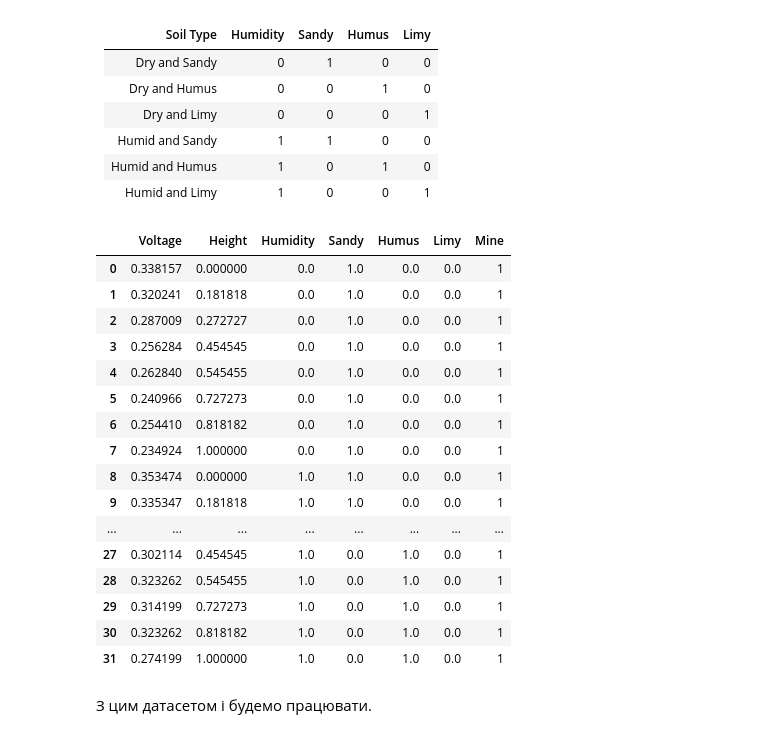
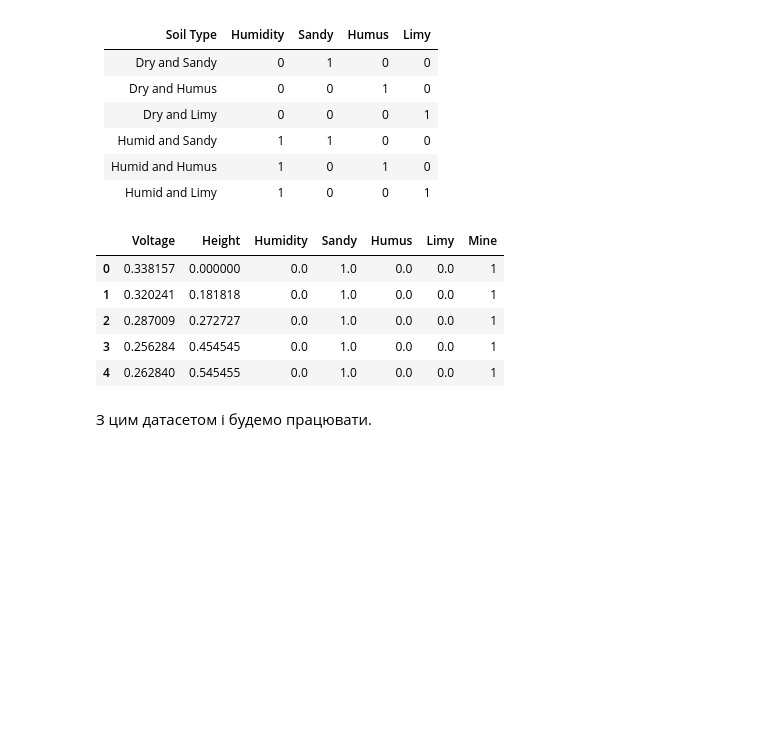
Before and after one commit to Matwitch/Lab1_Classification, a Jupyter notebook: lab.ipynb, the cells around one changed output. Saved outputs shown, nothing was run; the diff lists cells and outputs as text; code cells hidden in the pictures; blank space fills up the shorter version.

```diff
--- a/lab.ipynb
+++ b/lab.ipynb
@@ -45,38 +45,27 @@ data.head(7)
 # %%
 from sklearn.preprocessing import OneHotEncoder, LabelEncoder
 
 # Separate into separate Wet/Dry and Soil type
 data['SH'] = (data.loc[:, 'S'] > 0.5).astype(float)
 data['ST'] = (data.loc[:, 'S'] * 10) % 6
 
 # One-Hot-Encoding of Soil types
 enc_s = OneHotEncoder()
 data[['Sandy', 'Humus', 'Limy']] = enc_s.fit_transform(data[['ST']]).toarray()
 
 # Table cleaning
 DF = data.drop(['ST', 'S'], axis=1)
 DF = DF.drop(['M'], axis=1).join(DF['M'])
 DF = DF.rename(columns={'V': 'Voltage', 'H': 'Height', 'SH': 'Humidity', 'M': 'Mine'})
 
-DF.head(32)
+DF.head()
 # %% [output]
 |  | Voltage | Height | Humidity | Sandy | Humus | Limy | Mine |
 | 0 | 0.338157 | 0.000000 | 0.0 | 1.0 | 0.0 | 0.0 | 1 |
 | 1 | 0.320241 | 0.181818 | 0.0 | 1.0 | 0.0 | 0.0 | 1 |
 | 2 | 0.287009 | 0.272727 | 0.0 | 1.0 | 0.0 | 0.0 | 1 |
 | 3 | 0.256284 | 0.454545 | 0.0 | 1.0 | 0.0 | 0.0 | 1 |
 | 4 | 0.262840 | 0.545455 | 0.0 | 1.0 | 0.0 | 0.0 | 1 |
-| 5 | 0.240966 | 0.727273 | 0.0 | 1.0 | 0.0 | 0.0 | 1 |
-| 6 | 0.254410 | 0.818182 | 0.0 | 1.0 | 0.0 | 0.0 | 1 |
-| 7 | 0.234924 | 1.000000 | 0.0 | 1.0 | 0.0 | 0.0 | 1 |
-| 8 | 0.353474 | 0.000000 | 1.0 | 1.0 | 0.0 | 0.0 | 1 |
-| 9 | 0.335347 | 0.181818 | 1.0 | 1.0 | 0.0 | 0.0 | 1 |
-| ... | ... | ... | ... | ... | ... | ... | ... |
-| 27 | 0.302114 | 0.454545 | 1.0 | 0.0 | 1.0 | 0.0 | 1 |
-| 28 | 0.323262 | 0.545455 | 1.0 | 0.0 | 1.0 | 0.0 | 1 |
-| 29 | 0.314199 | 0.727273 | 1.0 | 0.0 | 1.0 | 0.0 | 1 |
-| 30 | 0.323262 | 0.818182 | 1.0 | 0.0 | 1.0 | 0.0 | 1 |
-| 31 | 0.274199 | 1.000000 | 1.0 | 0.0 | 1.0 | 0.0 | 1 |
 # %% [markdown]
 З цим датасетом і будемо працювати.
 # %%
```
Also changed, not shown: parts of 14 cells of this notebook, 1 other file.
